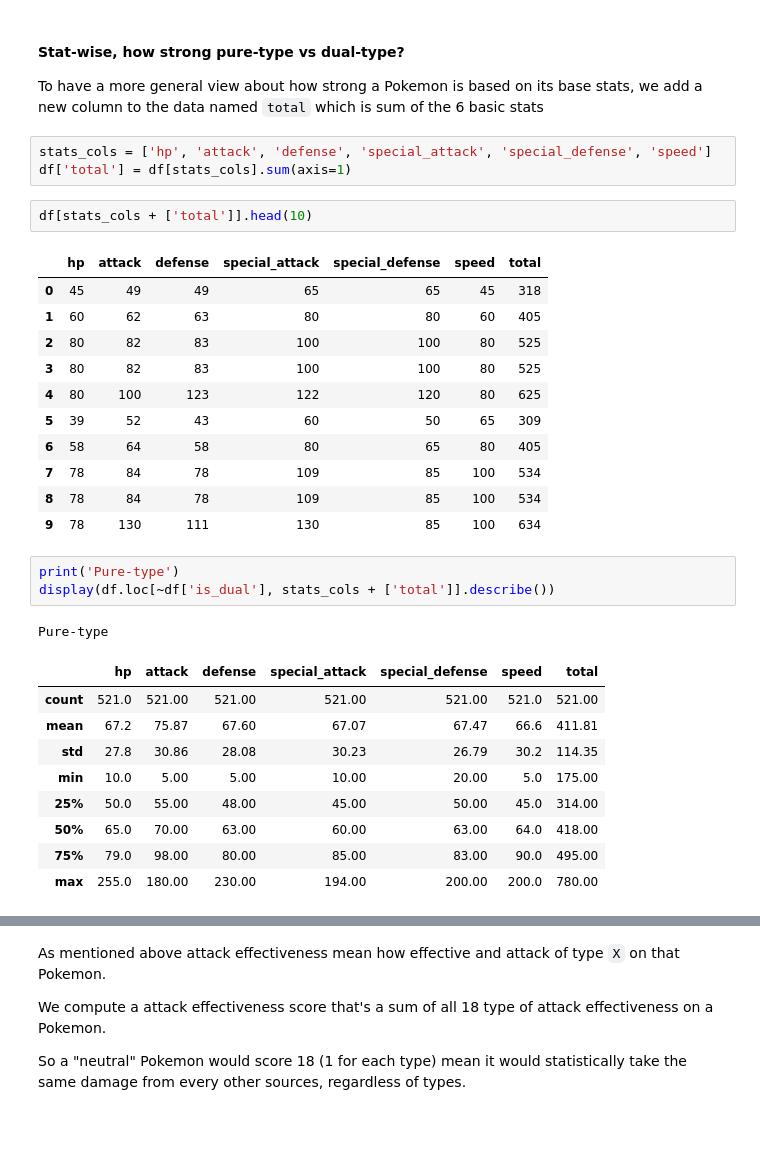
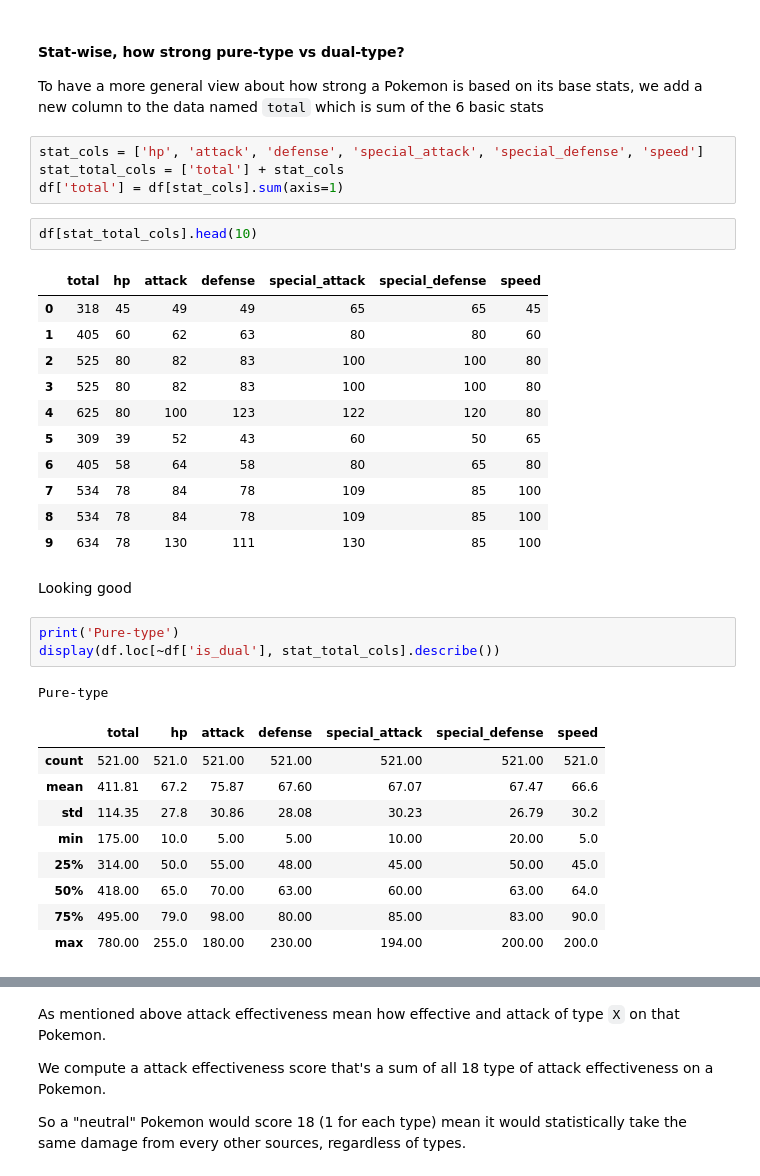
Before and after one commit to Wepewour19clc7/DSprograming, a Jupyter notebook: Pokemon.ipynb, the cells around one changed output, grey strips where cells are left out. Drawn from its saved outputs; the diff is of its cells as text; blank space fills up the shorter version.

```diff
--- a/Pokemon.ipynb
+++ b/Pokemon.ipynb
@@ -219,35 +217,38 @@ Seems good now
 #### Stat-wise, how strong pure-type vs dual-type?
 To have a more general view about how strong a Pokemon is based on its base stats, we add a new column to the data named `total` which is sum of the 6 basic stats
 # %%
-stats_cols = ['hp', 'attack', 'defense', 'special_attack', 'special_defense', 'speed']
-df['total'] = df[stats_cols].sum(axis=1)
+stat_cols = ['hp', 'attack', 'defense', 'special_attack', 'special_defense', 'speed']
+stat_total_cols = ['total'] + stat_cols
+df['total'] = df[stat_cols].sum(axis=1)
 # %%
-df[stats_cols + ['total']].head(10)
+df[stat_total_cols].head(10)
 # %% [output]
-|  | hp | attack | defense | special_attack | special_defense | speed | total |
-| 0 | 45 | 49 | 49 | 65 | 65 | 45 | 318 |
-| 1 | 60 | 62 | 63 | 80 | 80 | 60 | 405 |
-| 2 | 80 | 82 | 83 | 100 | 100 | 80 | 525 |
-| 3 | 80 | 82 | 83 | 100 | 100 | 80 | 525 |
-| 4 | 80 | 100 | 123 | 122 | 120 | 80 | 625 |
-| 5 | 39 | 52 | 43 | 60 | 50 | 65 | 309 |
-| 6 | 58 | 64 | 58 | 80 | 65 | 80 | 405 |
-| 7 | 78 | 84 | 78 | 109 | 85 | 100 | 534 |
-| 8 | 78 | 84 | 78 | 109 | 85 | 100 | 534 |
-| 9 | 78 | 130 | 111 | 130 | 85 | 100 | 634 |
+|  | total | hp | attack | defense | special_attack | special_defense | speed |
+| 0 | 318 | 45 | 49 | 49 | 65 | 65 | 45 |
+| 1 | 405 | 60 | 62 | 63 | 80 | 80 | 60 |
+| 2 | 525 | 80 | 82 | 83 | 100 | 100 | 80 |
+| 3 | 525 | 80 | 82 | 83 | 100 | 100 | 80 |
+| 4 | 625 | 80 | 100 | 123 | 122 | 120 | 80 |
+| 5 | 309 | 39 | 52 | 43 | 60 | 50 | 65 |
+| 6 | 405 | 58 | 64 | 58 | 80 | 65 | 80 |
+| 7 | 534 | 78 | 84 | 78 | 109 | 85 | 100 |
+| 8 | 534 | 78 | 84 | 78 | 109 | 85 | 100 |
+| 9 | 634 | 78 | 130 | 111 | 130 | 85 | 100 |
+# %% [markdown]
+Looking good
 # %%
 print('Pure-type')
-display(df.loc[~df['is_dual'], stats_cols + ['total']].describe())
+display(df.loc[~df['is_dual'], stat_total_cols].describe())
 # %% [output]
 Pure-type
-|  | hp | attack | defense | special_attack | special_defense | speed | total |
-| count | 521.0 | 521.00 | 521.00 | 521.00 | 521.00 | 521.0 | 521.00 |
-| mean | 67.2 | 75.87 | 67.60 | 67.07 | 67.47 | 66.6 | 411.81 |
-| std | 27.8 | 30.86 | 28.08 | 30.23 | 26.79 | 30.2 | 114.35 |
-| min | 10.0 | 5.00 | 5.00 | 10.00 | 20.00 | 5.0 | 175.00 |
-| 25% | 50.0 | 55.00 | 48.00 | 45.00 | 50.00 | 45.0 | 314.00 |
-| 50% | 65.0 | 70.00 | 63.00 | 60.00 | 63.00 | 64.0 | 418.00 |
-| 75% | 79.0 | 98.00 | 80.00 | 85.00 | 83.00 | 90.0 | 495.00 |
-| max | 255.0 | 180.00 | 230.00 | 194.00 | 200.00 | 200.0 | 780.00 |
+|  | total | hp | attack | defense | special_attack | special_defense | speed |
+| count | 521.00 | 521.0 | 521.00 | 521.00 | 521.00 | 521.00 | 521.0 |
+| mean | 411.81 | 67.2 | 75.87 | 67.60 | 67.07 | 67.47 | 66.6 |
+| std | 114.35 | 27.8 | 30.86 | 28.08 | 30.23 | 26.79 | 30.2 |
+| min | 175.00 | 10.0 | 5.00 | 5.00 | 10.00 | 20.00 | 5.0 |
+| 25% | 314.00 | 50.0 | 55.00 | 48.00 | 45.00 | 50.00 | 45.0 |
+| 50% | 418.00 | 65.0 | 70.00 | 63.00 | 60.00 | 63.00 | 64.0 |
+| 75% | 495.00 | 79.0 | 98.00 | 80.00 | 85.00 | 83.00 | 90.0 |
+| max | 780.00 | 255.0 | 180.00 | 230.00 | 194.00 | 200.00 | 200.0 |
 # %%
 print('Dual-type')
```
Also changed, not shown: parts of 30 cells of this notebook, 1 other file.
